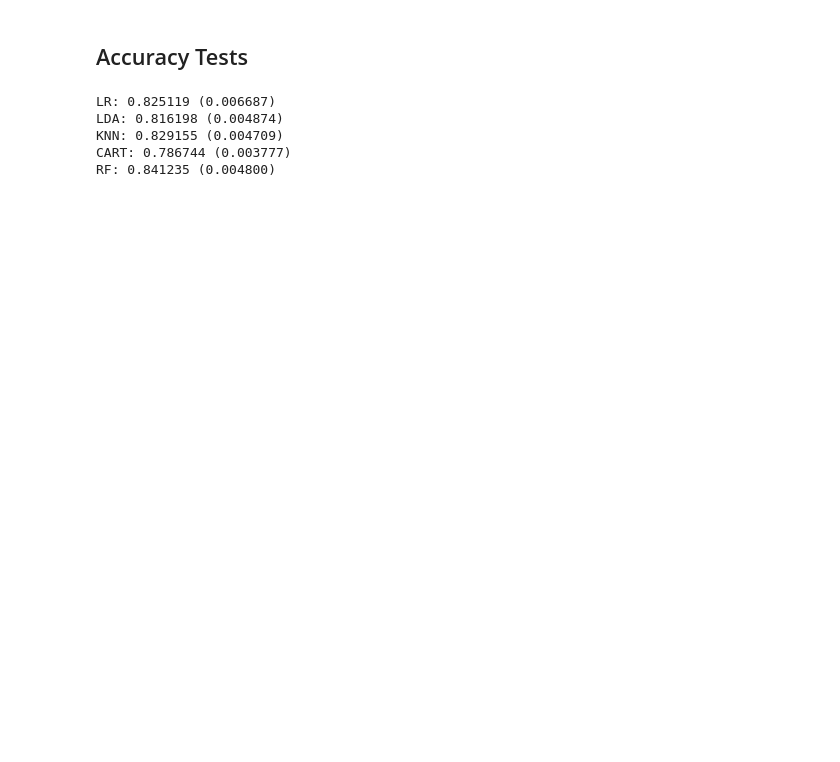
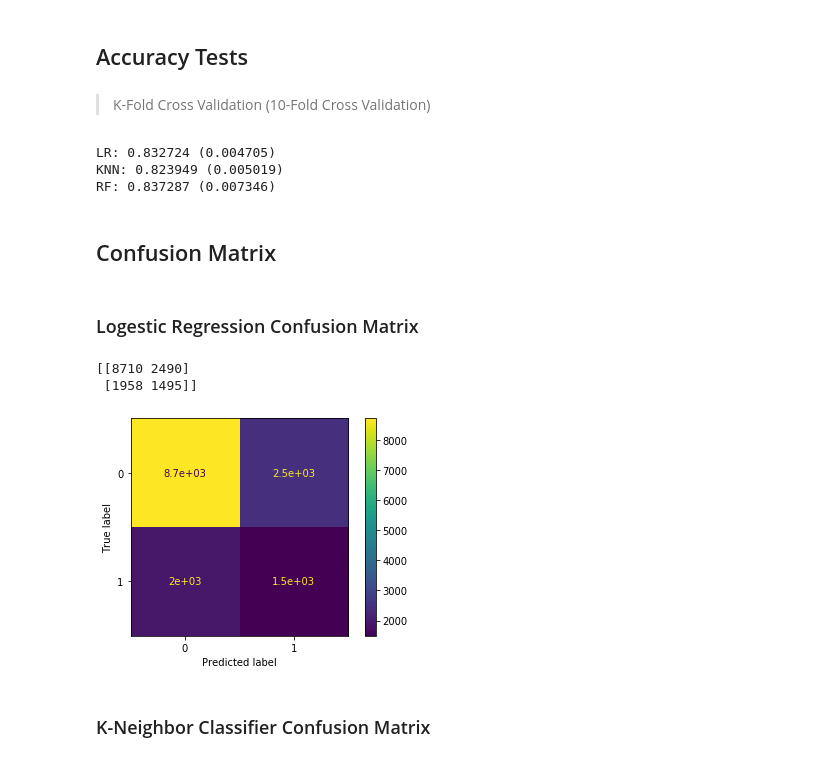
Before and after one commit to muopensource/au-predictive-modeling, a Jupyter notebook: au_model.ipynb, the cells around one changed output. Drawn from its saved outputs; the diff is of its cells as text; code cells hidden in the pictures; blank space fills up the shorter version.

Commit message:
Added machine learning tests
Accuracy Tests, Confusion Tests, and cleaning DataFrame

```diff
--- a/au_model.ipynb
+++ b/au_model.ipynb
@@ -244,0 +336,2 @@ y = dataset['income']
+# %%
+X_train, X_test, y_train, y_test = train_test_split(X, y, test_size = 0.3, random_state = 0)
@@ -245,21 +344,2 @@ y = dataset['income']
 # %% [markdown]
 ### Feature Scaling
-# %%
-
-x_train, x_test, y_train, y_test = train_test_split(x, y, test_size = 0.3, random_state = 0)
-
-categorical = ['workclass', 'education', 'marital-status', 'occupation', 'relationship', 'race', 'sex']
-for feature in categorical:
-        le = preprocessing.LabelEncoder()
-        x_train[feature] = le.fit_transform(x_train[feature])
-        x_test[feature] = le.transform(x_test[feature])
-
-scaler = StandardScaler()
-
-x_train = pd.DataFrame(scaler.fit_transform(x_train), columns = x.columns)
-
-x_test = pd.DataFrame(scaler.transform(x_test), columns = x.columns)
-
-pca = PCA()
-x_train = pca.fit_transform(x_train)
-pca.explained_variance_ratio_
@@ -269,0 +346,8 @@ array([0.1588439 , 0.10719517, 0.08664412, 0.08021496, 0.07898732,
+# %%
+scaler = StandardScaler()
+X_train = pd.DataFrame(scaler.fit_transform(X_train), columns = X.columns)
+X_test = pd.DataFrame(scaler.transform(X_test), columns = X.columns)
+
+pca = PCA()
+X_train = pca.fit_transform(X_train)
+pca.explained_variance_ratio_
@@ -270,9 +363,9 @@ array([0.1588439 , 0.10719517, 0.08664412, 0.08021496, 0.07898732,
 # %% [markdown]
 ## Accuracy Tests
+# %% [markdown]
+> K-Fold Cross Validation (10-Fold Cross Validation)
 # %%
-
-seed = 7
-
+seed = 10
 
 #Random Forest
 num_trees = 100
@@ -280,9 +373,7 @@ max_features = 3
 
 models = []
 models.append(('LR', LogisticRegression()))
-models.append(('LDA', LinearDiscriminantAnalysis()))
 models.append(('KNN', KNeighborsClassifier()))
-models.append(('CART', DecisionTreeClassifier()))
 models.append(('RF', RandomForestClassifier(n_estimators=num_trees, max_features=max_features)))
 
 
@@ -290,14 +381,39 @@ results = []
 names = []
 for name, model in models:
     kfold = KFold(n_splits=10, random_state=seed)
-    cv_results = cross_val_score(model, x_train, y_train, cv=kfold, scoring='accuracy')
+    cv_results = cross_val_score(model, X_train, y_train, cv=kfold, scoring='accuracy')
     results.append(cv_results)
     names.append(name)
     msg = "%s: %f (%f)" % (name, cv_results.mean(), cv_results.std())
     print(msg)
 # %% [output]
-LR: 0.825119 (0.006687)
-LDA: 0.816198 (0.004874)
-KNN: 0.829155 (0.004709)
-CART: 0.786744 (0.003777)
-RF: 0.841235 (0.004800)
+LR: 0.832724 (0.004705)
+KNN: 0.823949 (0.005019)
+RF: 0.837287 (0.007346)
+# %% [markdown]
+## Confusion Matrix
+# %% [markdown]
+### Logestic Regression Confusion Matrix
+# %%
+# Making the Confusion Matrix
+from sklearn.pipeline import make_pipeline
+
+clf = make_pipeline(StandardScaler(), LogisticRegression(random_state=seed))
+clf.fit(X_train, y_train)
+
+
+y_pred = clf.predict(X_test)
+cm = confusion_matrix(y_test, y_pred)
+
+from sklearn.metrics import confusion_matrix
+cm = confusion_matrix(y_test, y_pred)
+print(cm)
+# %% [output]
+[[8710 2490]
+ [1958 1495]]
+# %%
+cm_display = ConfusionMatrixDisplay(cm, ['0', '1'] ).plot()
+# %% [output]
+[figure, added]
+# %% [markdown]
+### K-Neighbor Classifier Confusion Matrix
```
Also changed, not shown: parts of 39 cells of this notebook.
